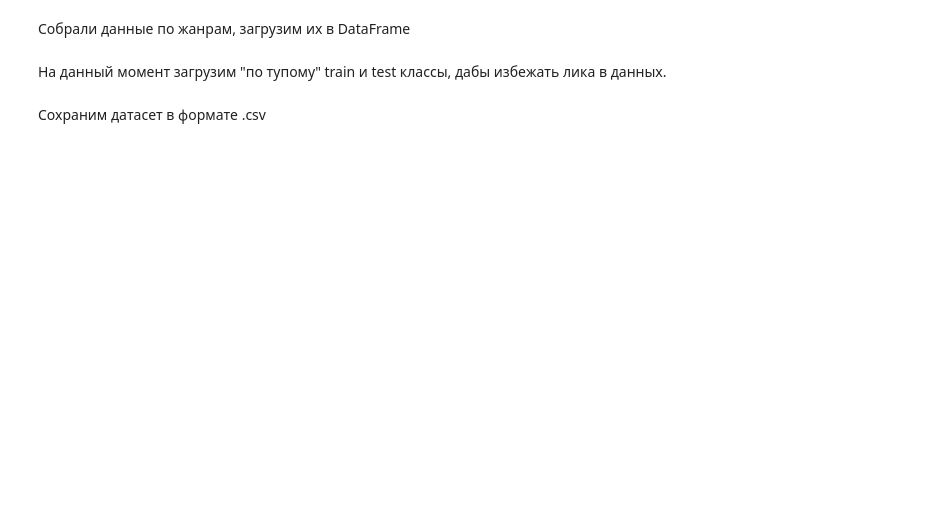
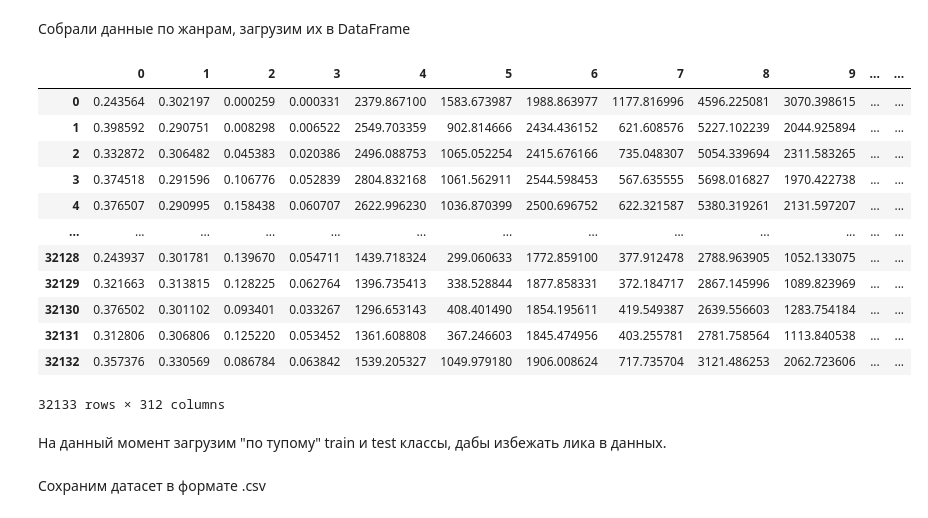
Before and after one commit to Arzanunts/Genre-Classification-1, a Jupyter notebook: Dataset.ipynb, the cells around one changed output. Drawn from its saved outputs; the diff is of its cells as text; code cells hidden in the pictures; blank space fills up the shorter version.

```diff
--- a/Dataset.ipynb
+++ b/Dataset.ipynb
@@ -11,10 +11,10 @@ import pydub
 import math
 from sklearn.decomposition import PCA
 # %%
-path = 'Path to songs Spotify'
+path = 'Path to Spotify'
 genres = os.listdir(path)
 del genres[1]
-path2 = 'Path to songs GTZAN'
+path2 = 'Path to Y.Music'
 genresgt = os.listdir(path2)
 del genresgt[1]
 # %% [markdown]
@@ -55,17 +55,3 @@ msmin_bygenregt
  'hiphop': 639450,
  'country': 639450,
  'jazz': 661500}
-# %%
-for genre in genres:
-    songs = os.listdir(path+f'/{genre}')
-    dlit = list()
-    for j,s in tqdm(enumerate(songs)):
-        if j == minsong:
-            break
-        try:
-            dur = pydub.utils.mediainfo(path+f'/{genre}'+f'/{s}')['duration']
-            data, sr = lr.load(path+f'/{genre}'+f'/{s}',  duration = math.floor(float(dur)))
-        except:
-            continue
-        dlit.append(data.shape[0])
-    msmin_bygenre[genre] = min(dlit)
@@ -229,14 +202,14 @@ for k,genre in enumerate(genresgt):
     genre = genre+'_spotify'
     if genre == 'hiphop_spotify':
         genre = 'hip hop_spotify'
-    ans = np.zeros((55,))
+    ans = np.zeros((311,))
     songs = os.listdir(path+f'/{genre}')
     print(genre)
     for j,s in (enumerate(songs)):
-        if j == 35:
+        if j == 39:
             break
         if s == '.DS_Store':
-            pass
+            continue
         try:
             dur = pydub.utils.mediainfo(path+f'/{genre}'+f'/{s}')['duration']
             durts = pydub.utils.mediainfo(path+f'/{genre}'+f'/{s}')['duration_ts']
@@ -248,6 +221,7 @@ for k,genre in enumerate(genresgt):
         print(count)
         while i <= count:
             data = datak[i*66149:66149*(i+1)]
+            mel = lr.feature.melspectrogram(y=data,sr=sr)
             mfcc = lr.feature.mfcc(y=data,sr=sr)
             stft = lr.feature.chroma_stft(y=data, sr=sr)
             rms = lr.feature.rms(y=data)
@@ -273,8 +247,10 @@ for k,genre in enumerate(genresgt):
             zerovar = np.std(zero)
             harmmean = np.mean(harm)
             harmvar = np.std(harm)
+            melmean = np.mean(mel,axis=1)
+            melvar = np.std(mel,axis=1)
             prom = list()
-            for feat in [stftmean,stftvar,rmsmean,rmsvar,centroidmean,centroidvar,bandwithmean,bandwithvar,rolloffmean,rolloffvar,zeromean,zerovar,harmmean,harmvar,temp[0],mfccmean,mfccvar]:
+            for feat in [stftmean,stftvar,rmsmean,rmsvar,centroidmean,centroidvar,bandwithmean,bandwithvar,rolloffmean,rolloffvar,zeromean,zerovar,harmmean,harmvar,temp[0],mfccmean,mfccvar,melmean,melvar]:
                 if type(feat) == np.ndarray:
                     prom += feat.tolist()
                 else:
@@ -384,4 +281,21 @@ classical_spotify
 # %% [markdown]
 Собрали данные по жанрам, загрузим их в DataFrame
 # %%
-df = pd.DataFrame(np.vstack((np_genre_spotify.values())))
+for genre in spotify_genre:
+    spotify_genre[genre] = spotify_genre[genre][:-1]
+df = pd.DataFrame(np.vstack((spotify_genre.values())))
+df
+# %% [output]
+|  | 0 | 1 | 2 | 3 | 4 | 5 | 6 | 7 | 8 | 9 | ... | ... |
+| 0 | 0.243564 | 0.302197 | 0.000259 | 0.000331 | 2379.867100 | 1583.673987 | 1988.863977 | 1177.816996 | 4596.225081 | 3070.398615 | ... | ... |
+| 1 | 0.398592 | 0.290751 | 0.008298 | 0.006522 | 2549.703359 | 902.814666 | 2434.436152 | 621.608576 | 5227.102239 | 2044.925894 | ... | ... |
+| 2 | 0.332872 | 0.306482 | 0.045383 | 0.020386 | 2496.088753 | 1065.052254 | 2415.676166 | 735.048307 | 5054.339694 | 2311.583265 | ... | ... |
+| 3 | 0.374518 | 0.291596 | 0.106776 | 0.052839 | 2804.832168 | 1061.562911 | 2544.598453 | 567.635555 | 5698.016827 | 1970.422738 | ... | ... |
+| 4 | 0.376507 | 0.290995 | 0.158438 | 0.060707 | 2622.996230 | 1036.870399 | 2500.696752 | 622.321587 | 5380.319261 | 2131.597207 | ... | ... |
+| ... | ... | ... | ... | ... | ... | ... | ... | ... | ... | ... | ... | ... |
+| 32128 | 0.243937 | 0.301781 | 0.139670 | 0.054711 | 1439.718324 | 299.060633 | 1772.859100 | 377.912478 | 2788.963905 | 1052.133075 | ... | ... |
+| 32129 | 0.321663 | 0.313815 | 0.128225 | 0.062764 | 1396.735413 | 338.528844 | 1877.858331 | 372.184717 | 2867.145996 | 1089.823969 | ... | ... |
+| 32130 | 0.376502 | 0.301102 | 0.093401 | 0.033267 | 1296.653143 | 408.401490 | 1854.195611 | 419.549387 | 2639.556603 | 1283.754184 | ... | ... |
+| 32131 | 0.312806 | 0.306806 | 0.125220 | 0.053452 | 1361.608808 | 367.246603 | 1845.474956 | 403.255781 | 2781.758564 | 1113.840538 | ... | ... |
+| 32132 | 0.357376 | 0.330569 | 0.086784 | 0.063842 | 1539.205327 | 1049.979180 | 1906.008624 | 717.735704 | 3121.486253 | 2062.723606 | ... | ... |
+32133 rows × 312 columns
```
Also changed, not shown: parts of 18 cells of this notebook, 2 other files.
